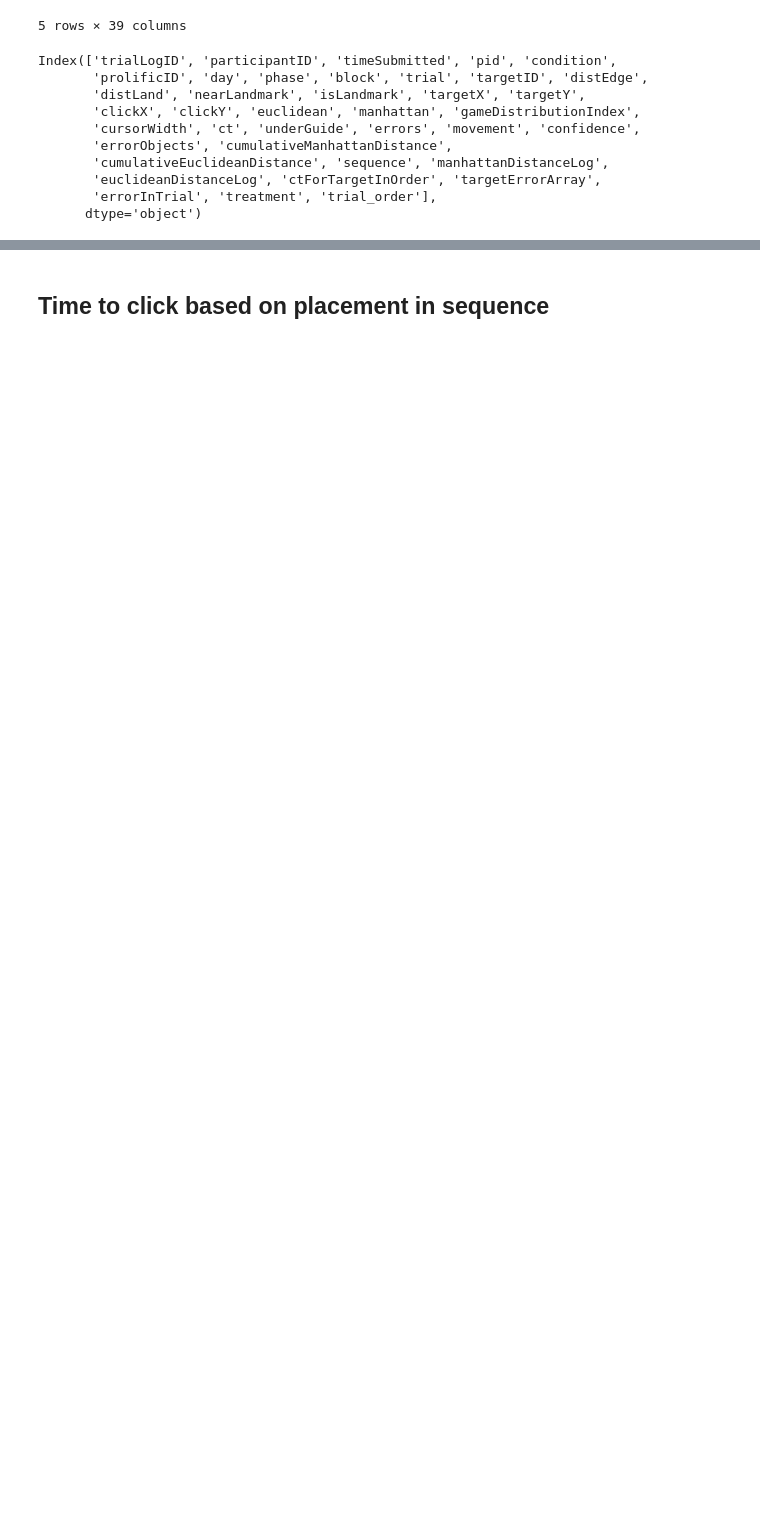
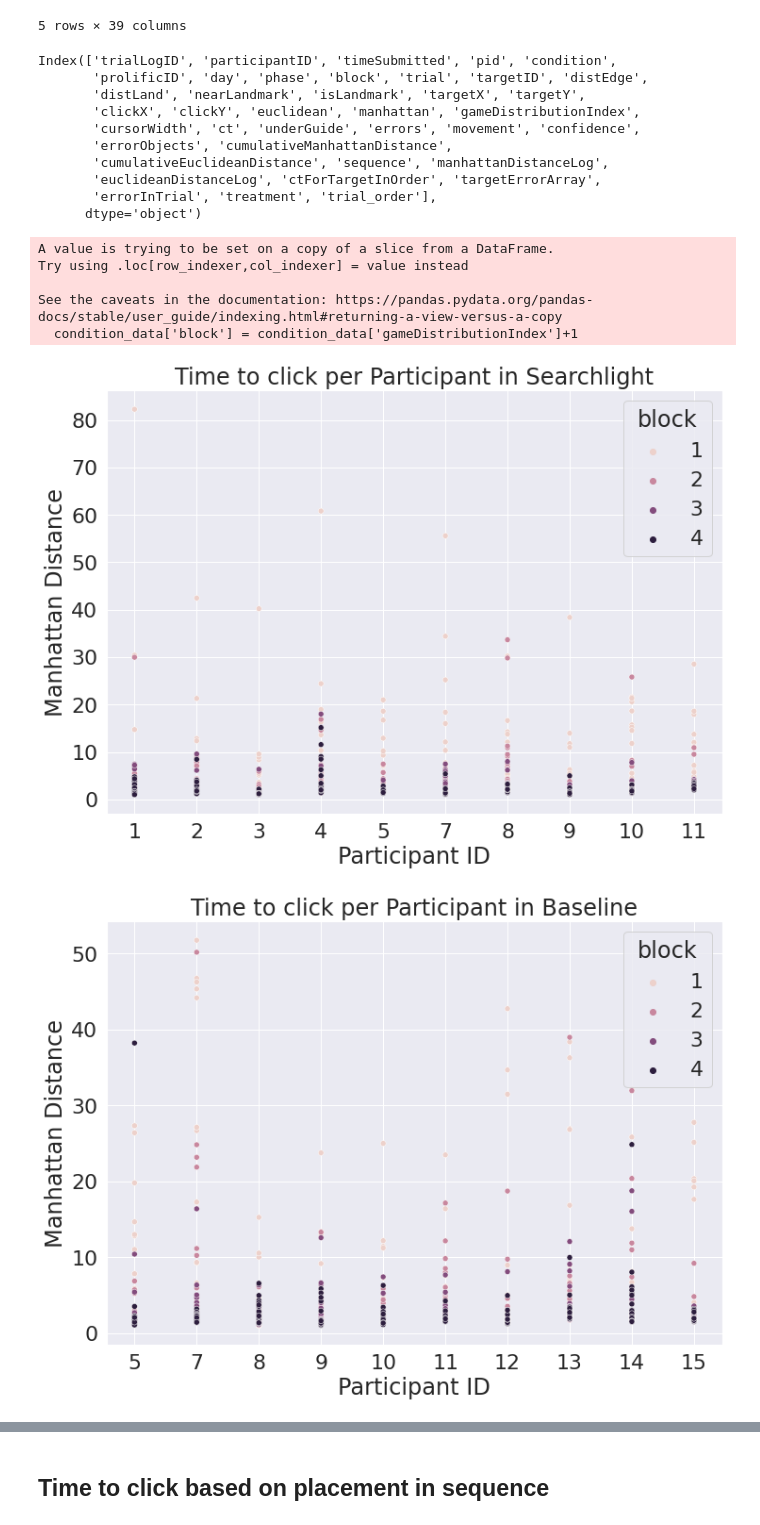
Before and after one commit to hermana/hci-experiment-analysis, a Jupyter notebook: game_mechanics_study/10_participants_4_rounds.ipynb, the cells around one changed output, grey strips where cells are left out. Saved outputs shown, nothing was run; the diff lists cells and outputs as text; code cells hidden in the pictures; blank space fills up the shorter version.

```diff
--- a/game_mechanics_study/10_participants_4_rounds.ipynb
+++ b/game_mechanics_study/10_participants_4_rounds.ipynb
@@ -250,16 +250,18 @@ Index(['trialLogID', 'participantID', 'timeSubmitted', 'pid', 'condition',
       dtype='object')
 # %%
 searchlight_trial_data_filtered = SEARCHLIGHT_TRIAL_DATA[SEARCHLIGHT_TRIAL_DATA['phase'] == 'training']
-searchlight_successful_trials = searchlight_trial_data_filtered[searchlight_trial_data_filtered['manhattan']==0]
-searchlight_successful_trials = searchlight_trial_data_filtered[searchlight_trial_data_filtered['errors']==0]
+searchlight_successful_trials = searchlight_trial_data_filtered
+# searchlight_successful_trials = searchlight_trial_data_filtered[searchlight_trial_data_filtered['manhattan']==0]
+# searchlight_successful_trials = searchlight_trial_data_filtered[searchlight_trial_data_filtered['errors']==0]
 searchlight_successful_trials = searchlight_successful_trials.sort_values(['participantID', 'timeSubmitted'])
 searchlight_successful_trials['trial_order'] = searchlight_successful_trials.groupby('participantID').cumcount() + 1
 searchlight_successful_trials['block_order'] = searchlight_successful_trials['trial_order'].apply(lambda x: (x - 1) // 6 + 1)
 searchlight_successful_trials['condition'] = "Searchlight"
 
 no_game_trial_data_filtered = NO_GAME_TRIAL_DATA[NO_GAME_TRIAL_DATA['phase'] == 'training']
-no_game_successful_trials = no_game_trial_data_filtered[no_game_trial_data_filtered['manhattan']==0]
-no_game_successful_trials = no_game_trial_data_filtered[no_game_trial_data_filtered['errors']==0]
+no_game_successful_trials = no_game_trial_data_filtered
+# no_game_successful_trials = no_game_trial_data_filtered[no_game_trial_data_filtered['manhattan']==0]
+# no_game_successful_trials = no_game_trial_data_filtered[no_game_trial_data_filtered['errors']==0]
 no_game_successful_trials = no_game_successful_trials.sort_values(['participantID', 'timeSubmitted'])
 no_game_successful_trials['trial_order'] = no_game_successful_trials.groupby('participantID').cumcount() + 1
 no_game_successful_trials['block_order'] = no_game_successful_trials['trial_order'].apply(lambda x: (x - 1) // 6 + 1)
@@ -318,6 +320,7 @@ def get_target_id_from_simon_sequence(row):
     return row
 # %%
 trial_data = pd.concat([searchlight_successful_trials, no_game_successful_trials], ignore_index=True)
+simon_trial_data['condition'] = 'Simon'
 trial_data = trial_data.append(simon_trial_data, ignore_index=True)
 
 trial_data.apply(lambda row: get_target_id_from_simon_sequence(row), axis=1)
@@ -325,3 +328,22 @@ trial_data.apply(lambda row: get_target_id_from_simon_sequence(row), axis=1)
 targets_time_per_click = pd.DataFrame(trials_time_per_target)
 
 # targets_time_per_click = targets_time_per_click[~((targets_time_per_click['condition'] == 'simon') & (targets_time_per_click['exposure_count'] > 15))]
+# %%
+conditions = trial_data['condition'].unique()
+trial_data['participantID'] = trial_data['participantID'].astype('str')
+
+for condition in conditions:
+    condition_data = trial_data[trial_data['condition']==condition]
+    if condition == 'Simon':
+        condition_data['block'] = condition_data['gameDistributionIndex']+1
+    plt.figure()
+    sns.scatterplot(data=condition_data, x="participantID", y="ct", hue='block').set(title=f"Time to click per Participant in {condition}", xlabel="Participant ID", ylabel="Manhattan Distance")
+    plt.savefig(f"./plots/{FOLDER_NAME}/trial_data/participant_time_to_click_pointplot_{condition}.png")
+# %% [output]
+A value is trying to be set on a copy of a slice from a DataFrame.
+Try using .loc[row_indexer,col_indexer] = value instead
+
+See the caveats in the documentation: https://pandas.pydata.org/pandas-docs/stable/user_guide/indexing.html#returning-a-view-versus-a-copy
+  condition_data['block'] = condition_data['gameDistributionIndex']+1
+[figure, added]
+[figure, added]
```
Also changed, not shown: parts of 19 cells of this notebook, 41 other files.
